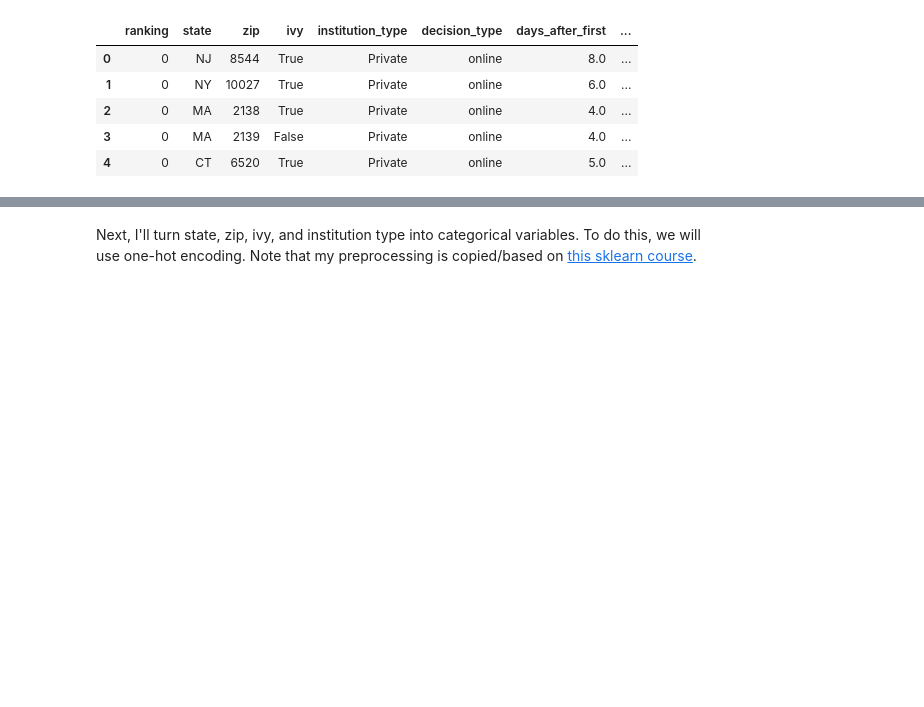
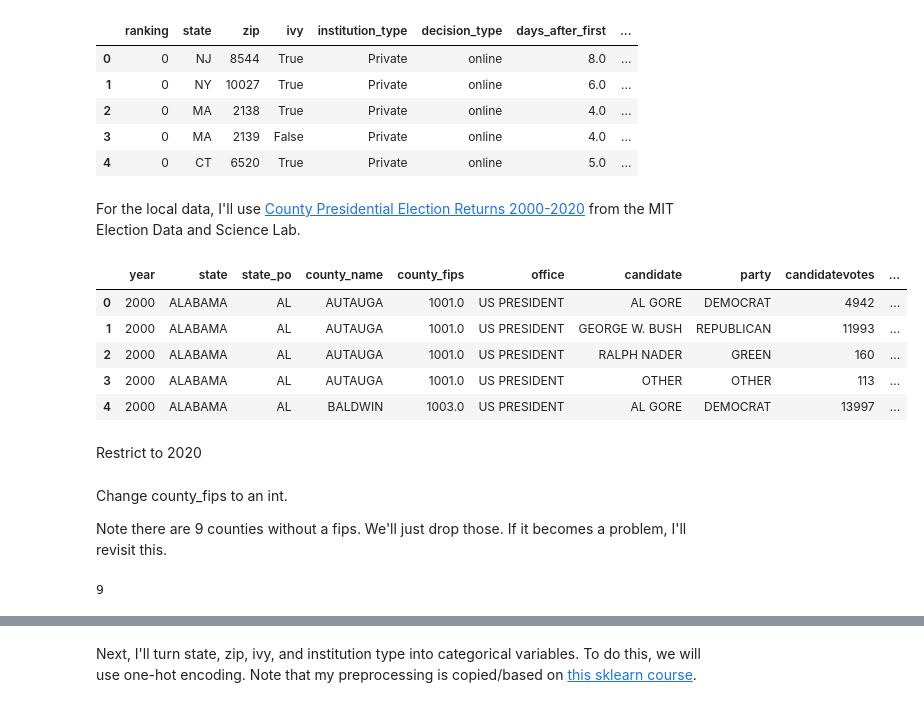
Before and after one commit to ncrispino/covid_university_dates, a Jupyter notebook: Analyzing Covid Decision Dates.ipynb, the cells around one changed output, grey strips where cells are left out. Cells and saved outputs as stored; diff of their text form; code cells hidden in the pictures; blank space fills up the shorter version.

Commit message:
added county-level political data

```diff
--- a/Analyzing Covid Decision Dates.ipynb
+++ b/Analyzing Covid Decision Dates.ipynb
@@ -298,3 +303,17 @@ covid_dates_cleaned.head()
 | 2 | 0 | MA | 2138 | True | Private | online | 4.0 | ... |
 | 3 | 0 | MA | 2139 | False | Private | online | 4.0 | ... |
 | 4 | 0 | CT | 6520 | True | Private | online | 5.0 | ... |
+# %% [markdown]
+For the local data, I'll use [County Presidential Election Returns 2000-2020](https://dataverse.harvard.edu/dataset.xhtml?persistentId=doi:10.7910/DVN/VOQCHQ) from the MIT Election Data and Science Lab.
+# %%
+county_pres = pd.read_csv('political-data/countypres_2000-2020.csv')
+county_pres.head()
+# %% [output]
+|  | year | state | state_po | county_name | county_fips | office | candidate | party | candidatevotes | ... |
+| 0 | 2000 | ALABAMA | AL | AUTAUGA | 1001.0 | US PRESIDENT | AL GORE | DEMOCRAT | 4942 | ... |
+| 1 | 2000 | ALABAMA | AL | AUTAUGA | 1001.0 | US PRESIDENT | GEORGE W. BUSH | REPUBLICAN | 11993 | ... |
+| 2 | 2000 | ALABAMA | AL | AUTAUGA | 1001.0 | US PRESIDENT | RALPH NADER | GREEN | 160 | ... |
+| 3 | 2000 | ALABAMA | AL | AUTAUGA | 1001.0 | US PRESIDENT | OTHER | OTHER | 113 | ... |
+| 4 | 2000 | ALABAMA | AL | BALDWIN | 1003.0 | US PRESIDENT | AL GORE | DEMOCRAT | 13997 | ... |
+# %% [markdown]
+Restrict to 2020
@@ -300,0 +322,8 @@ covid_dates_cleaned.head()
+# %% [markdown]
+Change county_fips to an int.
+
+Note there are 9 counties without a fips. We'll just drop those. If it becomes a problem, I'll revisit this.
+# %%
+county_pres['county_fips'].isna().sum()
+# %% [output]
+9
```
Also changed, not shown: parts of 22 cells of this notebook.
